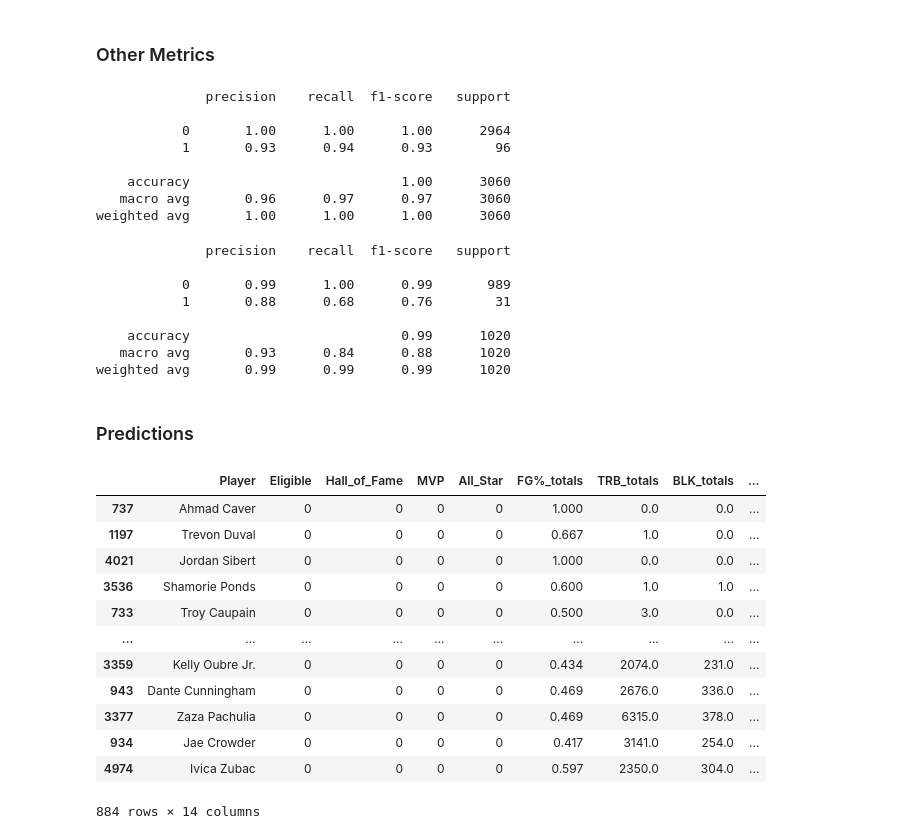
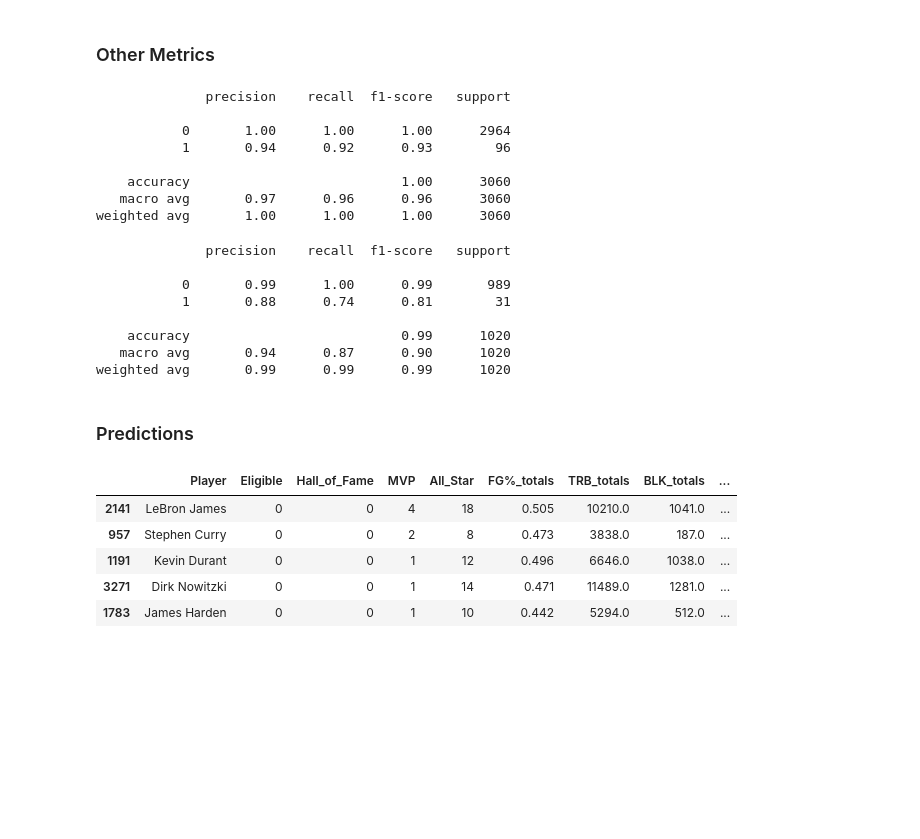
Before and after one commit to frankwillard/NBA-Hall-Of-Fame-Model, a Jupyter notebook: Hall_of_Fame_Modeling.ipynb, the cells around one changed output. Drawn from its saved outputs; the diff is of its cells as text; code cells hidden in the pictures; blank space fills up the shorter version.

Commit message:
Added championships to the model

```diff
--- a/Hall_of_Fame_Modeling.ipynb
+++ b/Hall_of_Fame_Modeling.ipynb
@@ -408,7 +454,9 @@ model_cols = [
     'Player', 'Eligible', 'Hall_of_Fame',
     # Variables from variable selection
     'All_Star', 'OWS_advanced', 'BLK_totals', 'FG%_totals', 'PER_advanced',
-    'MVP', 'ws_seasonal', 'pts_per_g_seasonal', 'DWS_advanced', 'TRB_totals'
+    'MVP', 'ws_seasonal', 'pts_per_g_seasonal', 'DWS_advanced', 'TRB_totals',
+    # Empirical selection
+    'Champ'
 ]
 
 eligible_df = (model_df[model_df['Eligible'] == 1]).loc[:, model_df.columns.isin(model_cols)]
@@ -885,10 +932,10 @@ print(classification_report(y_train, y_train_pred))
               precision    recall  f1-score   support
 
            0       1.00      1.00      1.00      2964
-           1       0.93      0.94      0.93        96
+           1       0.94      0.92      0.93        96
 
     accuracy                           1.00      3060
-   macro avg       0.96      0.97      0.97      3060
+   macro avg       0.97      0.96      0.96      3060
 weighted avg       1.00      1.00      1.00      3060
 # %%
 print(classification_report(y_val, y_val_pred))
@@ -896,10 +943,10 @@ print(classification_report(y_val, y_val_pred))
               precision    recall  f1-score   support
 
            0       0.99      1.00      0.99       989
-           1       0.88      0.68      0.76        31
+           1       0.88      0.74      0.81        31
 
     accuracy                           0.99      1020
-   macro avg       0.93      0.84      0.88      1020
+   macro avg       0.94      0.87      0.90      1020
 weighted avg       0.99      0.99      0.99      1020
 # %% [markdown]
 ### Predictions
@@ -910,18 +957,11 @@ y_val_pred = classifier.predict(X_test)
 # %%
 noneligible_df['pred'] = y_test_pred_probs
 # %%
-noneligible_df.sort_values(by='pred', ascending=False)
+noneligible_df.sort_values(by='pred', ascending=False).head()
 # %% [output]
 |  | Player | Eligible | Hall_of_Fame | MVP | All_Star | FG%_totals | TRB_totals | BLK_totals | ... |
-| 737 | Ahmad Caver | 0 | 0 | 0 | 0 | 1.000 | 0.0 | 0.0 | ... |
-| 1197 | Trevon Duval | 0 | 0 | 0 | 0 | 0.667 | 1.0 | 0.0 | ... |
-| 4021 | Jordan Sibert | 0 | 0 | 0 | 0 | 1.000 | 0.0 | 0.0 | ... |
-| 3536 | Shamorie Ponds | 0 | 0 | 0 | 0 | 0.600 | 1.0 | 1.0 | ... |
-| 733 | Troy Caupain | 0 | 0 | 0 | 0 | 0.500 | 3.0 | 0.0 | ... |
-| ... | ... | ... | ... | ... | ... | ... | ... | ... | ... |
-| 3359 | Kelly Oubre Jr. | 0 | 0 | 0 | 0 | 0.434 | 2074.0 | 231.0 | ... |
-| 943 | Dante Cunningham | 0 | 0 | 0 | 0 | 0.469 | 2676.0 | 336.0 | ... |
-| 3377 | Zaza Pachulia | 0 | 0 | 0 | 0 | 0.469 | 6315.0 | 378.0 | ... |
-| 934 | Jae Crowder | 0 | 0 | 0 | 0 | 0.417 | 3141.0 | 254.0 | ... |
-| 4974 | Ivica Zubac | 0 | 0 | 0 | 0 | 0.597 | 2350.0 | 304.0 | ... |
+| 2141 | LeBron James | 0 | 0 | 4 | 18 | 0.505 | 10210.0 | 1041.0 | ... |
+| 957 | Stephen Curry | 0 | 0 | 2 | 8 | 0.473 | 3838.0 | 187.0 | ... |
+| 1191 | Kevin Durant | 0 | 0 | 1 | 12 | 0.496 | 6646.0 | 1038.0 | ... |
+| 3271 | Dirk Nowitzki | 0 | 0 | 1 | 14 | 0.471 | 11489.0 | 1281.0 | ... |
+| 1783 | James Harden | 0 | 0 | 1 | 10 | 0.442 | 5294.0 | 512.0 | ... |
-884 rows × 14 columns
```
Also changed, not shown: parts of 19 cells of this notebook.
